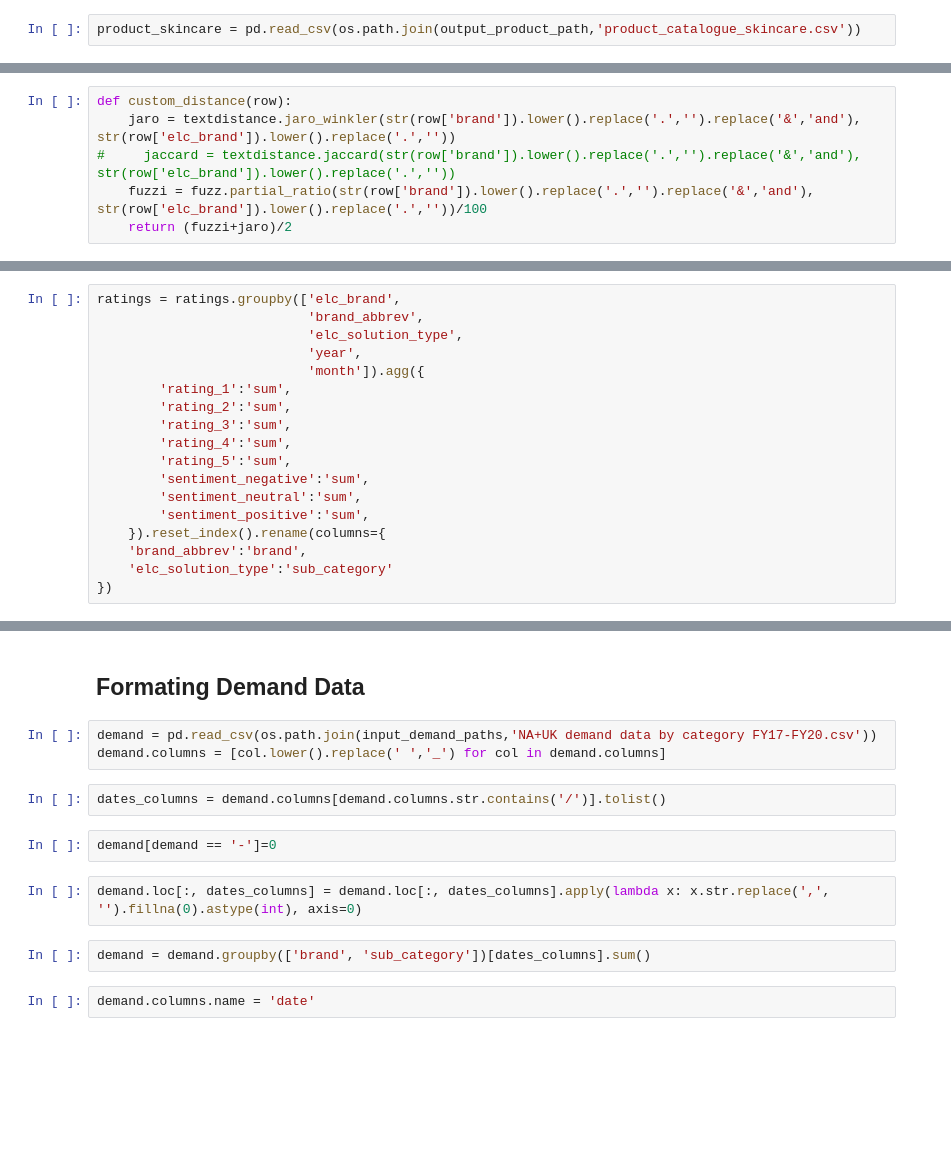
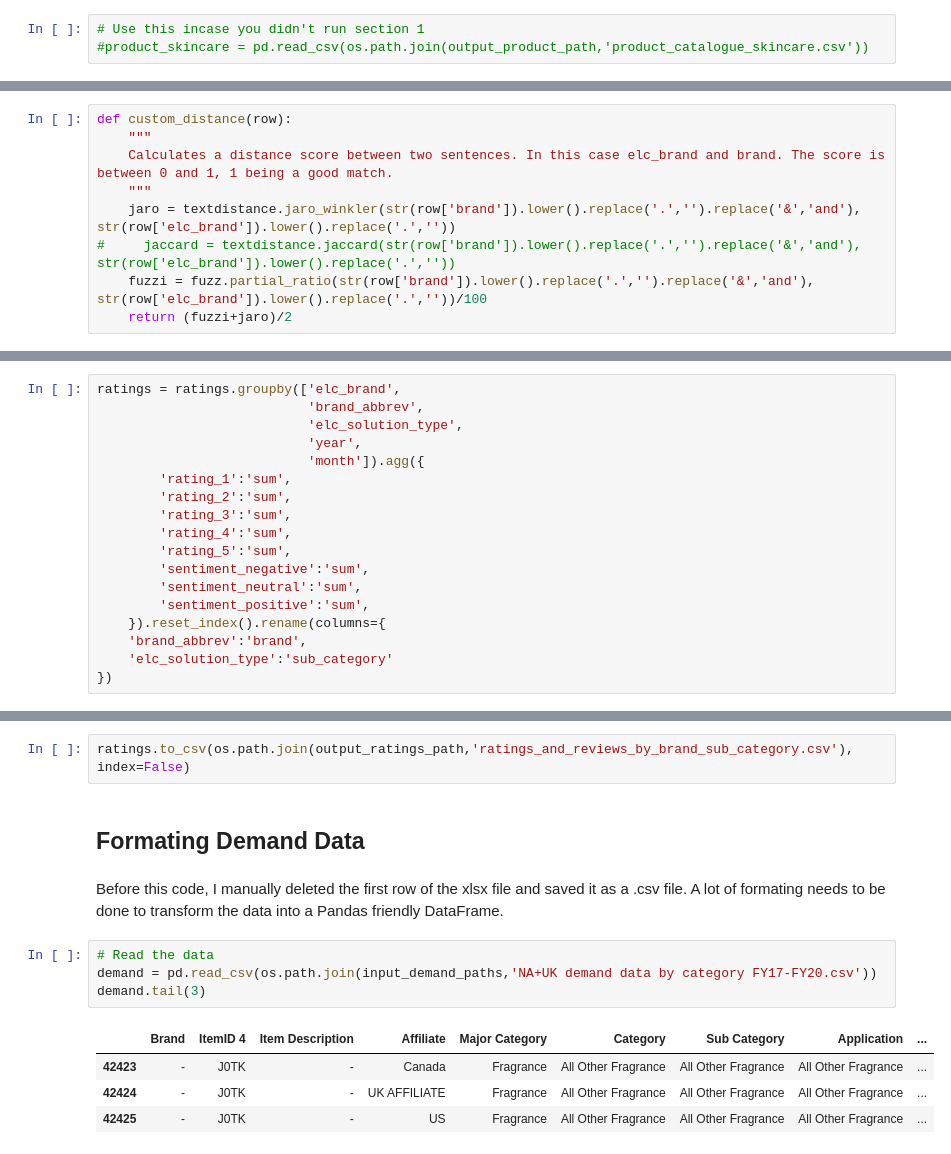
Before and after one commit to Anis-Bensaid/CapstoneProject, a Jupyter notebook: src/merging_data_sets.ipynb, the cells around one changed output, grey strips where cells are left out. Saved outputs shown, nothing was run; the diff lists cells and outputs as text; blank space fills up the shorter version.

Commit message:
Update merging_data_sets.ipynb
commented code and touch-ups.

```diff
--- a/src/merging_data_sets.ipynb
+++ b/src/merging_data_sets.ipynb
@@ -216,5 +307,6 @@ print('Number of cosmetics files to read:', nb_files_to_read_cosmetics)
 # %%
-product_skincare = pd.read_csv(os.path.join(output_product_path,'product_catalogue_skincare.csv'))
+# Use this incase you didn't run section 1
+#product_skincare = pd.read_csv(os.path.join(output_product_path,'product_catalogue_skincare.csv'))
 # %%
 start = time.time()
 nb_read_skincare = 0
@@ -280,5 +608,8 @@ brand_matching
 # %%
 def custom_distance(row):
+    """
+    Calculates a distance score between two sentences. In this case elc_brand and brand. The score is between 0 and 1, 1 being a good match.
+    """
     jaro = textdistance.jaro_winkler(str(row['brand']).lower().replace('.','').replace('&','and'), str(row['elc_brand']).lower().replace('.',''))
 #     jaccard = textdistance.jaccard(str(row['brand']).lower().replace('.','').replace('&','and'), str(row['elc_brand']).lower().replace('.',''))
     fuzzi = fuzz.partial_ratio(str(row['brand']).lower().replace('.','').replace('&','and'), str(row['elc_brand']).lower().replace('.',''))/100
@@ -341,15 +811,15 @@ ratings
+# %%
+ratings.to_csv(os.path.join(output_ratings_path,'ratings_and_reviews_by_brand_sub_category.csv'), index=False)
 # %% [markdown]
 ## Formating Demand Data
+# %% [markdown]
+Before this code, I manually deleted the first row of the xlsx file and saved it as a .csv file. A lot of formating needs to be done to transform the data into a Pandas friendly DataFrame.
 # %%
+# Read the data
 demand = pd.read_csv(os.path.join(input_demand_paths,'NA+UK demand data by category FY17-FY20.csv'))
-demand.columns = [col.lower().replace(' ','_') for col in demand.columns]
+demand.tail(3)
+# %% [output]
+|  | Brand | ItemID 4 | Item Description | Affiliate | Major Category | Category | Sub Category | Application | ... |
+| 42423 | - | J0TK | - | Canada | Fragrance | All Other Fragrance | All Other Fragrance | All Other Fragrance | ... |
+| 42424 | - | J0TK | - | UK AFFILIATE | Fragrance | All Other Fragrance | All Other Fragrance | All Other Fragrance | ... |
+| 42425 | - | J0TK | - | US | Fragrance | All Other Fragrance | All Other Fragrance | All Other Fragrance | ... |
-# %%
-dates_columns = demand.columns[demand.columns.str.contains('/')].tolist()
-# %%
-demand[demand == '-']=0
-# %%
-demand.loc[:, dates_columns] = demand.loc[:, dates_columns].apply(lambda x: x.str.replace(',', '').fillna(0).astype(int), axis=0)
-# %%
-demand = demand.groupby(['brand', 'sub_category'])[dates_columns].sum()
-# %%
-demand.columns.name = 'date'
```
Also changed, not shown: parts of 64 cells of this notebook.
